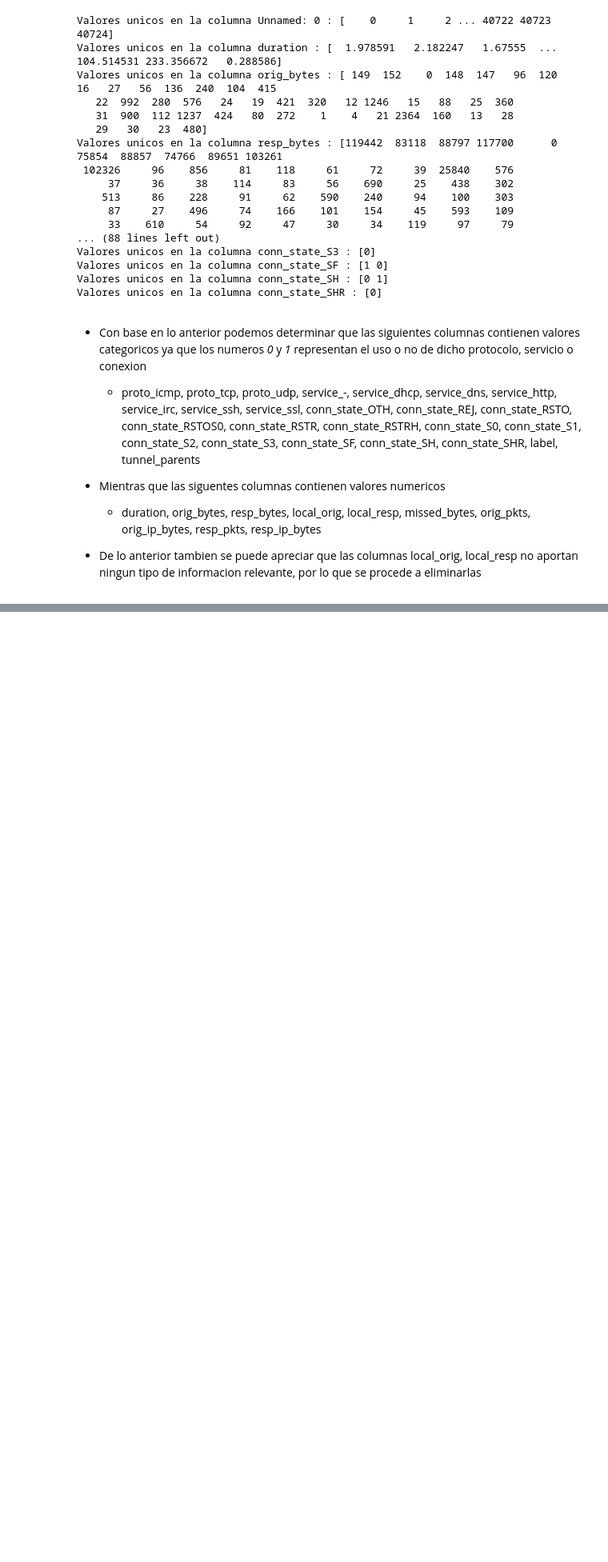
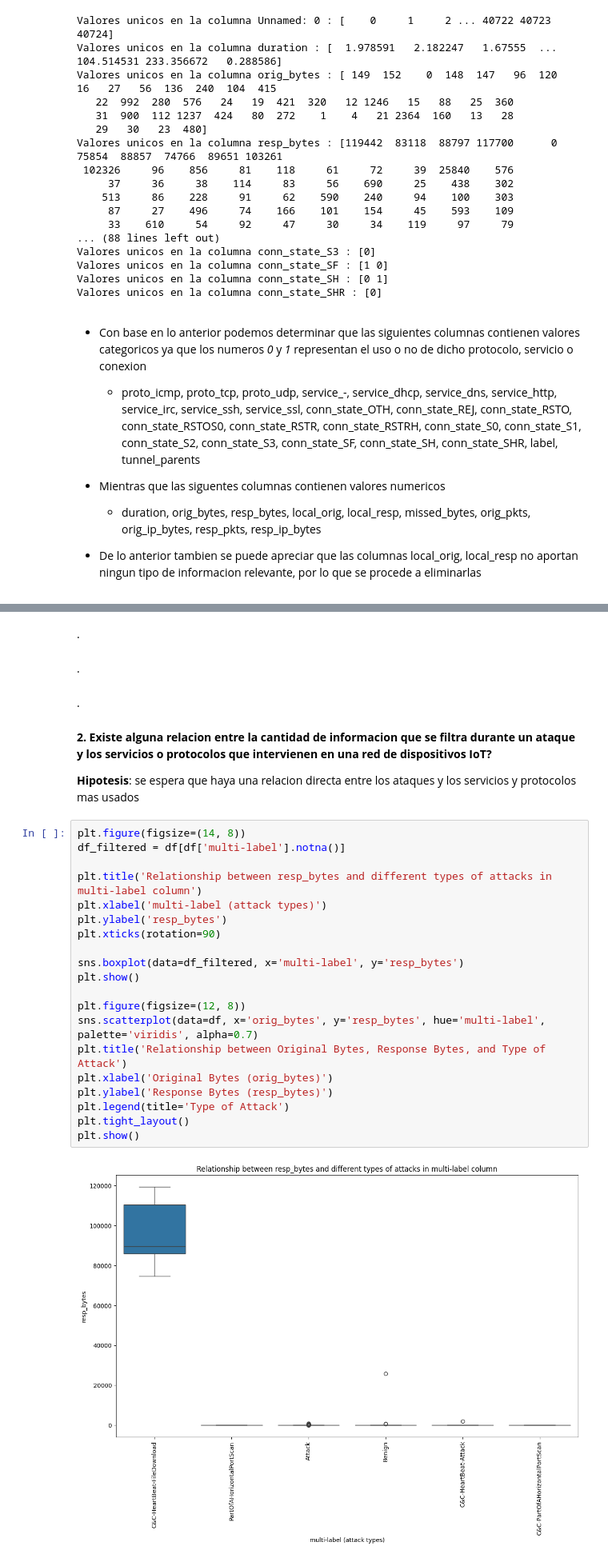
Before and after one commit to kevjavort11/DS_PrimeraEntrega, a Jupyter notebook: ProyectoDS_ParteI_Ortega.ipynb, the cells around one changed output, grey strips where cells are left out. Shown at 80% size. Drawn from its saved outputs; the diff is of its cells as text; blank space fills up the shorter version.

```diff
--- a/ProyectoDS_ParteI_Ortega.ipynb
+++ b/ProyectoDS_ParteI_Ortega.ipynb
@@ -297,0 +354,32 @@ Warning: Total number of columns (34) exceeds max_columns (20) limiting to first
+# %% [markdown]
+.
+# %% [markdown]
+.
+# %% [markdown]
+.
+# %% [markdown]
+**2. Existe alguna relacion entre la cantidad de informacion que se filtra durante un ataque y los servicios o protocolos que intervienen en una red de dispositivos IoT?**
+
+**Hipotesis**: se espera que haya una relacion directa entre los ataques y los servicios y protocolos mas usados
+# %%
+plt.figure(figsize=(14, 8))
+df_filtered = df[df['multi-label'].notna()]
+
+plt.title('Relationship between resp_bytes and different types of attacks in multi-label column')
+plt.xlabel('multi-label (attack types)')
+plt.ylabel('resp_bytes')
+plt.xticks(rotation=90)
+
+sns.boxplot(data=df_filtered, x='multi-label', y='resp_bytes')
+plt.show()
+
+plt.figure(figsize=(12, 8))
+sns.scatterplot(data=df, x='orig_bytes', y='resp_bytes', hue='multi-label', palette='viridis', alpha=0.7)
+plt.title('Relationship between Original Bytes, Response Bytes, and Type of Attack')
+plt.xlabel('Original Bytes (orig_bytes)')
+plt.ylabel('Response Bytes (resp_bytes)')
+plt.legend(title='Type of Attack')
+plt.tight_layout()
+plt.show()
+# %% [output]
+[figure, added]
```
Also changed, not shown: parts of 46 cells of this notebook.
